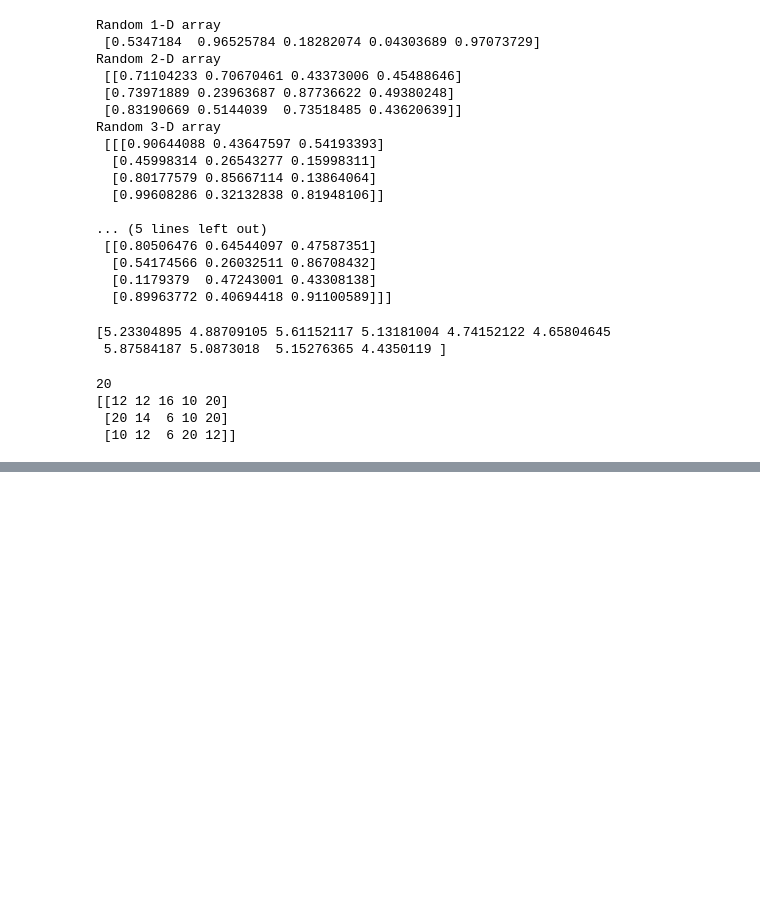
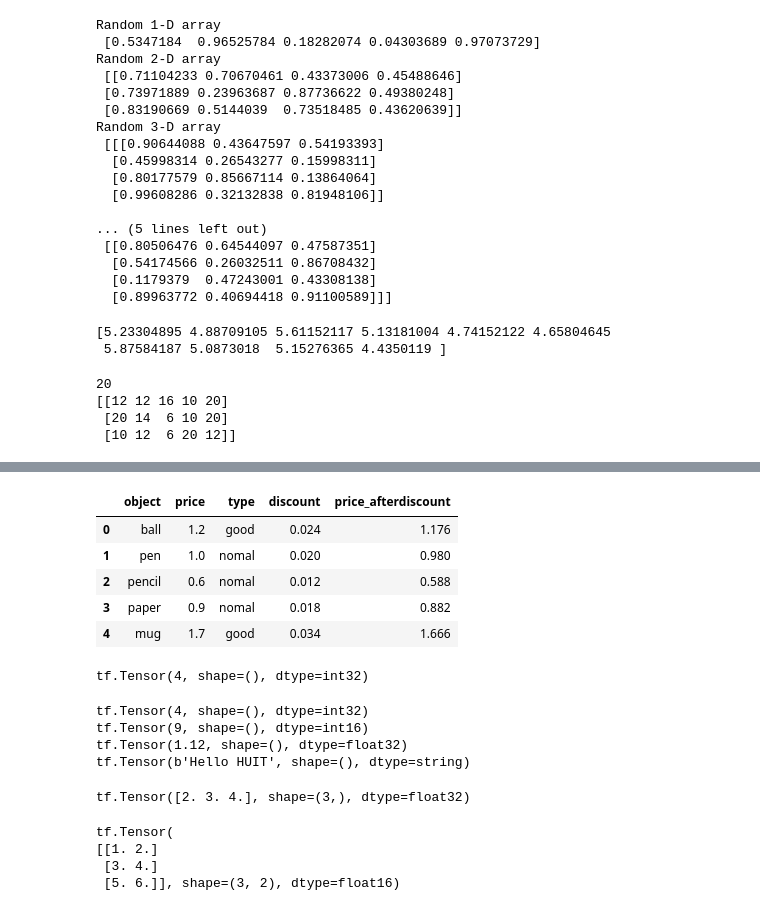
Before and after one commit to manhtuan09072020-afk/TH_DEEP_LEARNING, a Jupyter notebook: Untitled12.ipynb, the cells around one changed output, grey strips where cells are left out. Cells and saved outputs as stored; diff of their text form; code cells hidden in the pictures; blank space fills up the shorter version.

```diff
--- a/Untitled12.ipynb
+++ b/Untitled12.ipynb
@@ -218,0 +251,5 @@ print(myvar
+# %%
+import pandas as pd
+
+frame2 = pd.DataFrame(data, columns=['object', 'price'])
+frame2
@@ -218,0 +263,5 @@ print(myvar
+# %%
+import pandas as pd
+
+frame2['type'] = 'nomal'
+frame2
@@ -218,0 +275,7 @@ print(myvar
+# %%
+import pandas as pd
+
+for i in range(len(frame2)):
+  if frame2['price'][i] > 1.0:
+    frame2.loc[i, 'type'] = 'good'
+frame2
@@ -218,0 +289,5 @@ print(myvar
+# %%
+import pandas as pd
+
+frame2['discount'] = frame2['price'] * 0.02
+frame2
@@ -218,0 +301,58 @@ print(myvar
+# %%
+import pandas as pd
+
+frame2['price_afterdiscount'] = frame2['price'] - frame2['discount']
+frame2
+# %% [output]
+|  | object | price | type | discount | price_afterdiscount |
+| 0 | ball | 1.2 | good | 0.024 | 1.176 |
+| 1 | pen | 1.0 | nomal | 0.020 | 0.980 |
+| 2 | pencil | 0.6 | nomal | 0.012 | 0.588 |
+| 3 | paper | 0.9 | nomal | 0.018 | 0.882 |
+| 4 | mug | 1.7 | good | 0.034 | 1.666 |
+# %%
+import tensorflow as tf
+import numpy as np
+
+rank_0_tensor = tf.constant(4)
+print(rank_0_tensor)
+# %% [output]
+tf.Tensor(4, shape=(), dtype=int32)
+# %%
+import tensorflow as tf
+import numpy as np
+
+rank_0_tensor = tf.constant(4)
+print(rank_0_tensor)
+r1 = tf.constant(9, tf.int16)
+print(r1)
+r1_float = tf.constant(1.12, tf.float32)
+print(r1_float)
+r1_string = tf.constant('Hello HUIT', tf.string)
+print(r1_string)
+# %% [output]
+tf.Tensor(4, shape=(), dtype=int32)
+tf.Tensor(9, shape=(), dtype=int16)
+tf.Tensor(1.12, shape=(), dtype=float32)
+tf.Tensor(b'Hello HUIT', shape=(), dtype=string)
+# %%
+import tensorflow as tf
+import numpy as np
+
+rank_1_tensor = tf.constant([2.0, 3.0, 4.0])
+print(rank_1_tensor)
+# %% [output]
+tf.Tensor([2. 3. 4.], shape=(3,), dtype=float32)
+# %%
+import tensorflow as tf
+import numpy as np
+
+rank_2_tensor = tf.constant([[1, 2],
+                            [3, 4],
+                             [5, 6]], dtype = tf.float16)
+print(rank_2_tensor)
+# %% [output]
+tf.Tensor(
+[[1. 2.]
+ [3. 4.]
+ [5. 6.]], shape=(3, 2), dtype=float16)
```
Also changed, not shown: parts of 13 cells of this notebook.
